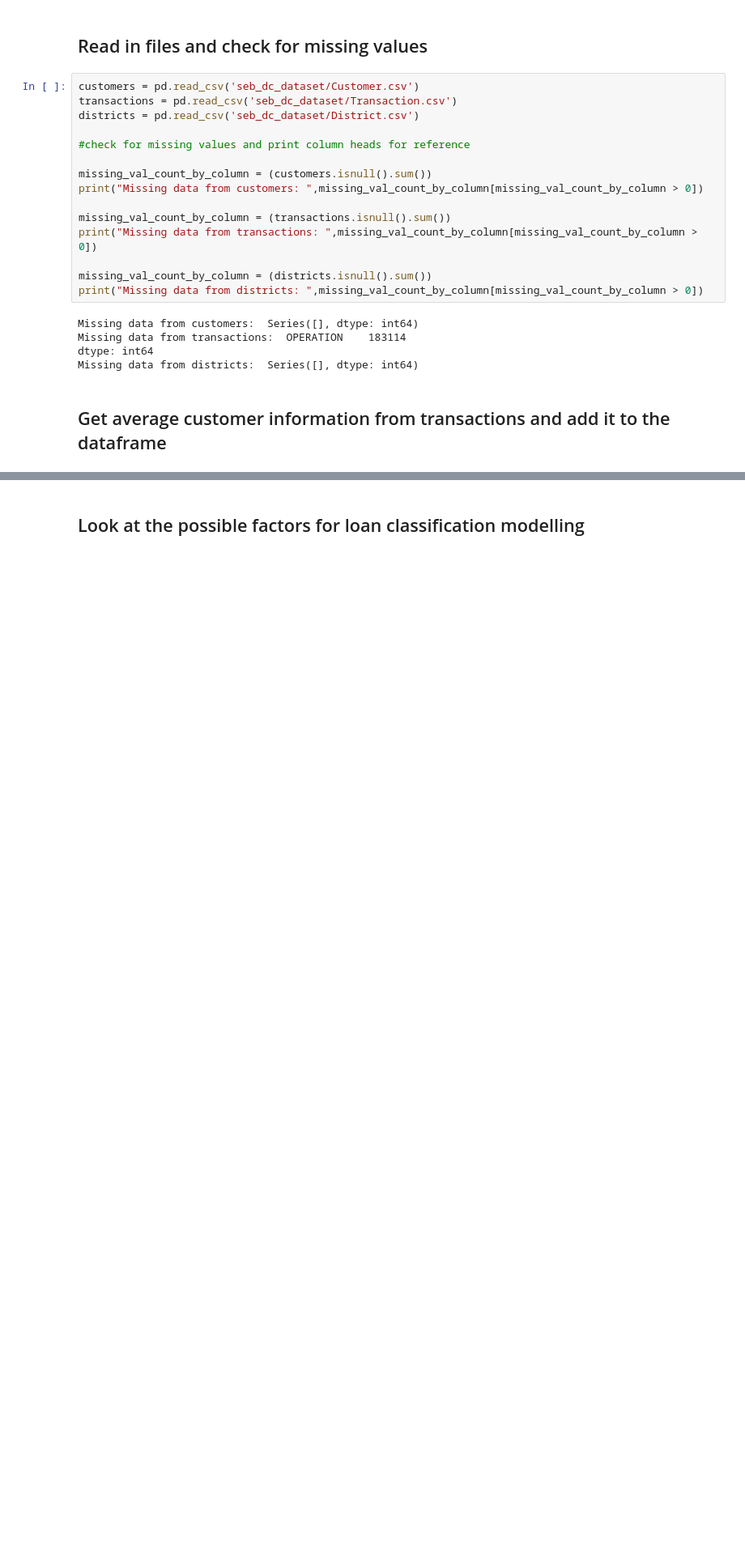
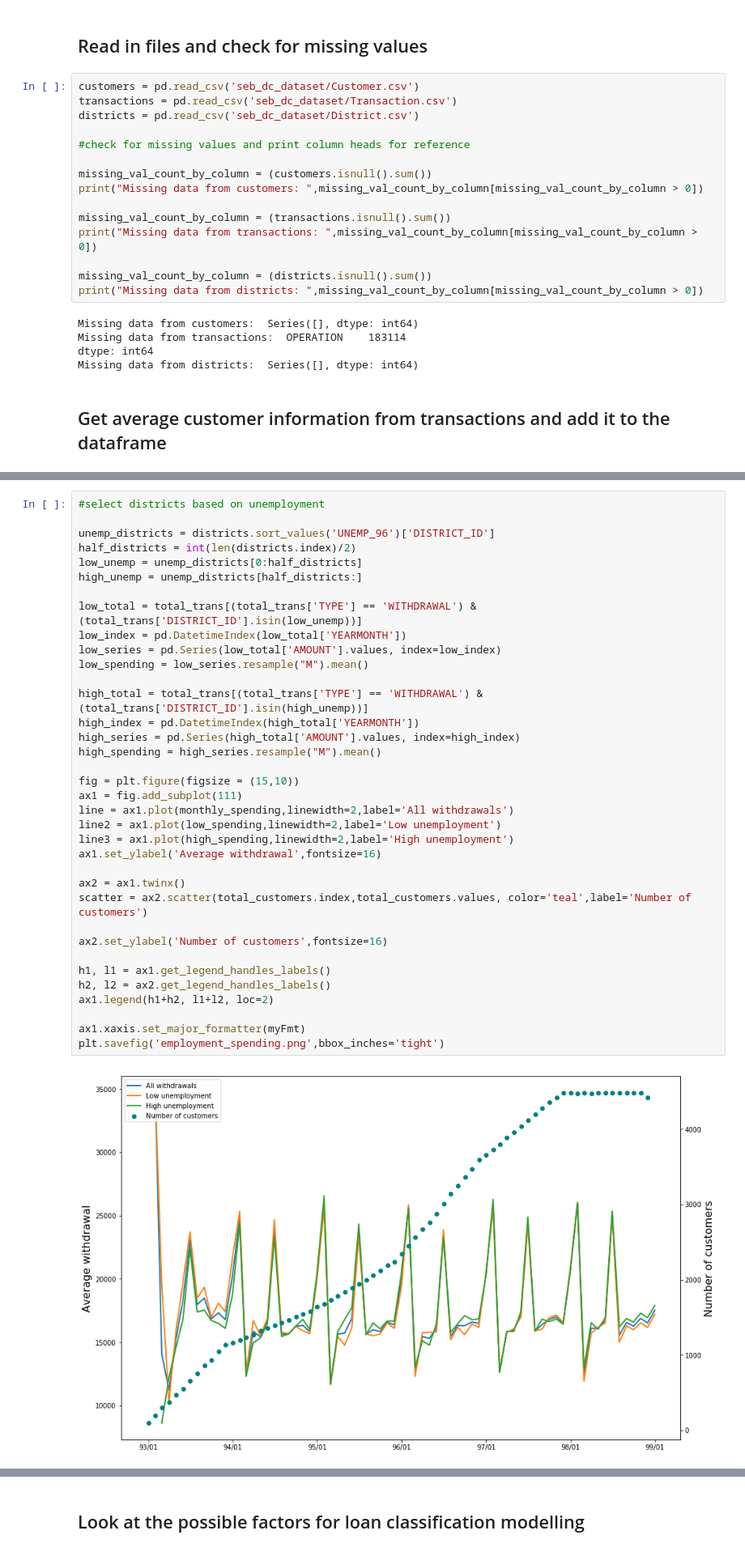
Before and after one commit to astkholl/seb_data_challenge, a Jupyter notebook: seb_dc_final.ipynb, the cells around one changed output, grey strips where cells are left out. Shown at 81% size. Drawn from its saved outputs; the diff is of its cells as text; blank space fills up the shorter version.

```diff
--- a/seb_dc_final.ipynb
+++ b/seb_dc_final.ipynb
@@ -93,0 +238,38 @@ ax1.xaxis.set_major_formatter(myFmt)
+# %%
+#select districts based on unemployment
+
+unemp_districts = districts.sort_values('UNEMP_96')['DISTRICT_ID']
+half_districts = int(len(districts.index)/2)
+low_unemp = unemp_districts[0:half_districts]
+high_unemp = unemp_districts[half_districts:]
+
+low_total = total_trans[(total_trans['TYPE'] == 'WITHDRAWAL') & (total_trans['DISTRICT_ID'].isin(low_unemp))]
+low_index = pd.DatetimeIndex(low_total['YEARMONTH'])
+low_series = pd.Series(low_total['AMOUNT'].values, index=low_index)
+low_spending = low_series.resample("M").mean()
+
+high_total = total_trans[(total_trans['TYPE'] == 'WITHDRAWAL') & (total_trans['DISTRICT_ID'].isin(high_unemp))]
+high_index = pd.DatetimeIndex(high_total['YEARMONTH'])
+high_series = pd.Series(high_total['AMOUNT'].values, index=high_index)
+high_spending = high_series.resample("M").mean()
+
+fig = plt.figure(figsize = (15,10))
+ax1 = fig.add_subplot(111)
+line = ax1.plot(monthly_spending,linewidth=2,label='All withdrawals')
+line2 = ax1.plot(low_spending,linewidth=2,label='Low unemployment')
+line3 = ax1.plot(high_spending,linewidth=2,label='High unemployment')
+ax1.set_ylabel('Average withdrawal',fontsize=16)
+
+ax2 = ax1.twinx()
+scatter = ax2.scatter(total_customers.index,total_customers.values, color='teal',label='Number of customers')
+
+ax2.set_ylabel('Number of customers',fontsize=16)
+
+h1, l1 = ax1.get_legend_handles_labels()
+h2, l2 = ax2.get_legend_handles_labels()
+ax1.legend(h1+h2, l1+l2, loc=2)
+
+ax1.xaxis.set_major_formatter(myFmt)
+plt.savefig('employment_spending.png',bbox_inches='tight')
+# %% [output]
+[figure, added]
```
Also changed, not shown: parts of 20 cells of this notebook.
